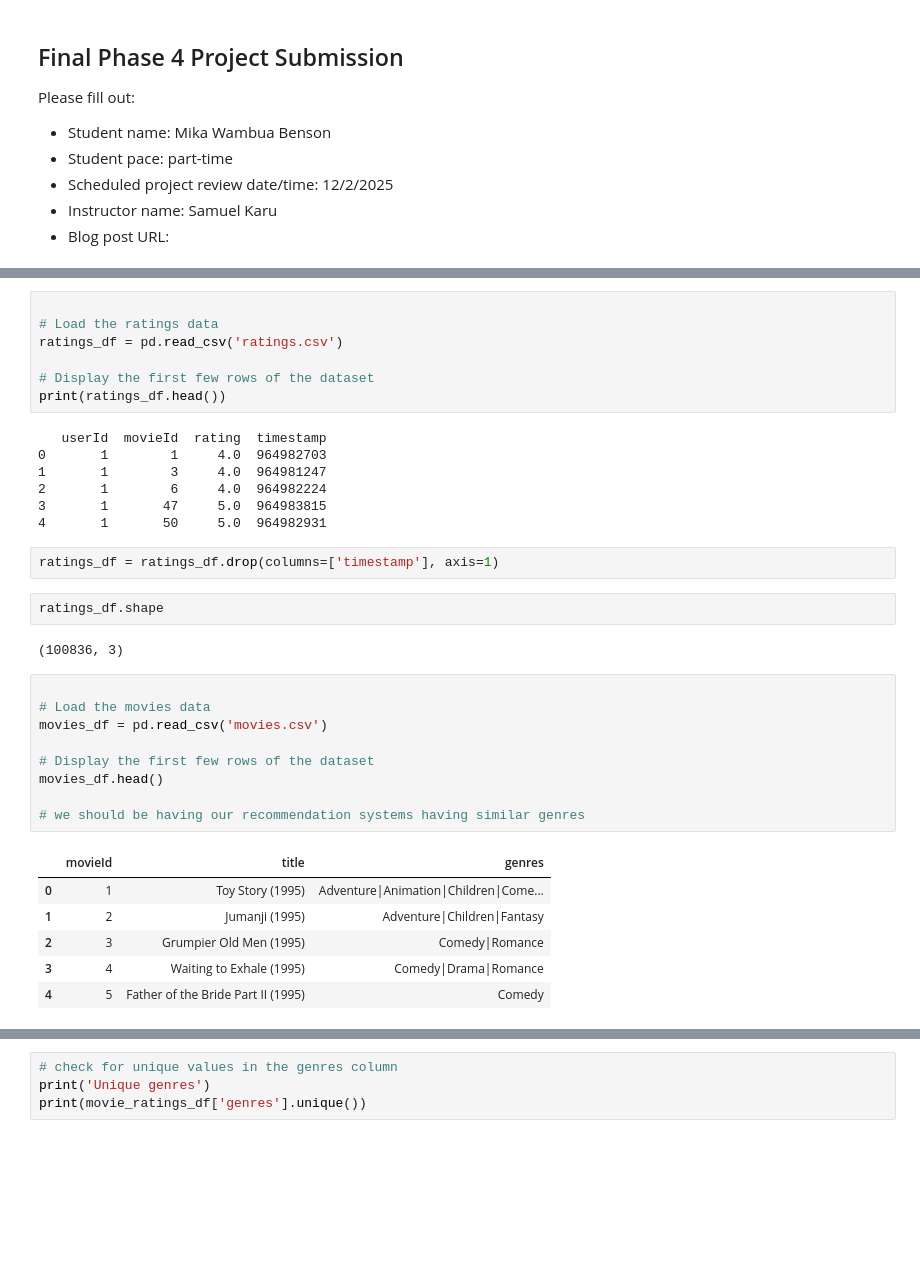
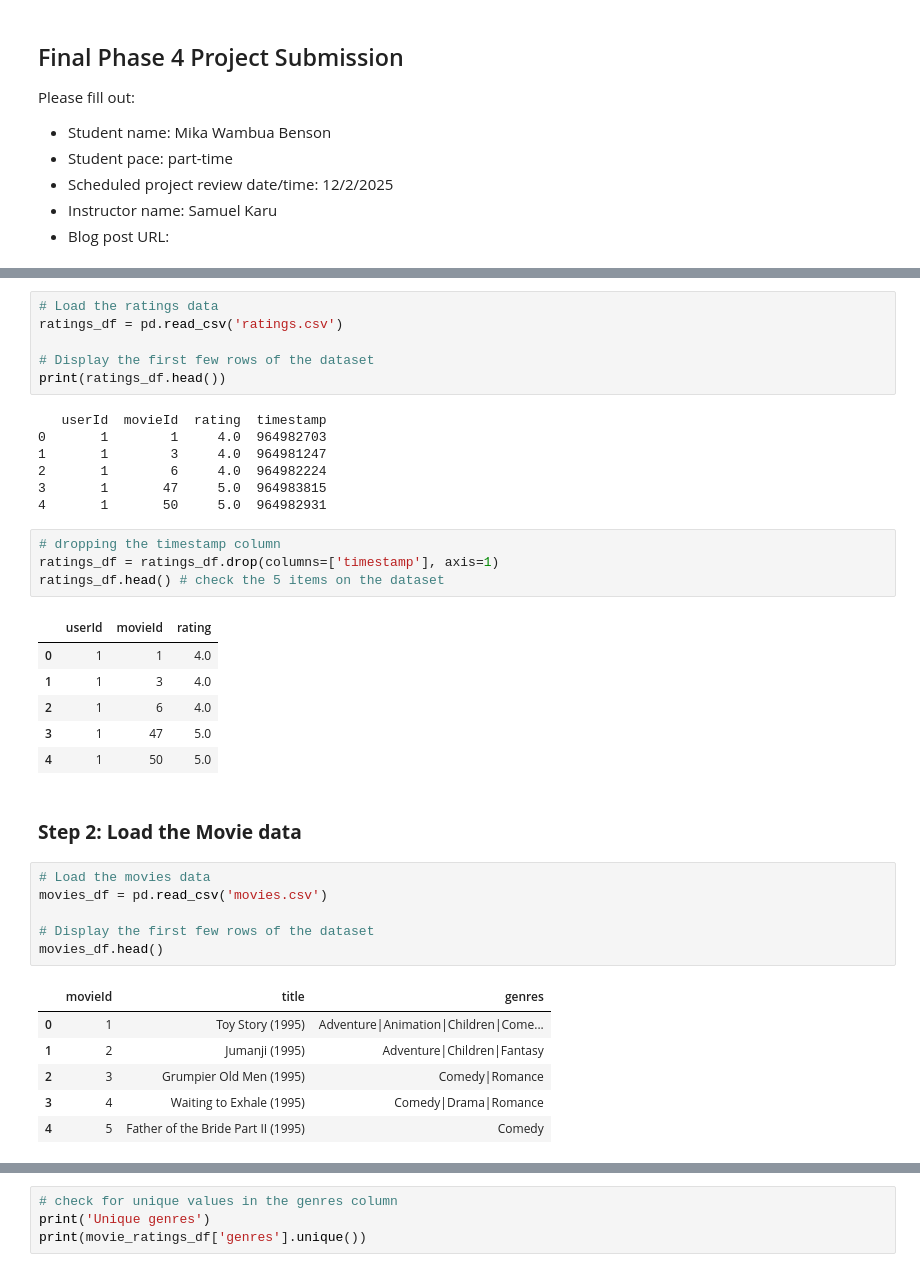
Before and after one commit to mikabenson/movie-recommender-system, a Jupyter notebook: phase4_project.ipynb, the cells around one changed output, grey strips where cells are left out. Saved outputs shown, nothing was run; the diff lists cells and outputs as text; blank space fills up the shorter version.

Commit message:
preparing the data for surprise

```diff
--- a/phase4_project.ipynb
+++ b/phase4_project.ipynb
@@ -32,5 +62,4 @@ matplotlib.rcParams["figure.facecolor"] = "#00000000"
 # %%
-
 # Load the ratings data
 ratings_df = pd.read_csv('ratings.csv')
 
@@ -43,21 +72,25 @@ print(ratings_df.head())
 2       1        6     4.0  964982224
 3       1       47     5.0  964983815
 4       1       50     5.0  964982931
-# %%
-ratings_df = ratings_df.drop(columns=['timestamp'], axis=1)
-# %%
-ratings_df.shape
-# %% [output]
-(100836, 3)
+# %%
+# dropping the timestamp column
+ratings_df = ratings_df.drop(columns=['timestamp'], axis=1)
+ratings_df.head() # check the 5 items on the dataset
+# %% [output]
+|  | userId | movieId | rating |
+| 0 | 1 | 1 | 4.0 |
+| 1 | 1 | 3 | 4.0 |
+| 2 | 1 | 6 | 4.0 |
+| 3 | 1 | 47 | 5.0 |
+| 4 | 1 | 50 | 5.0 |
+# %% [markdown]
+### **Step 2: Load the Movie data**
 # %%
-
 # Load the movies data
 movies_df = pd.read_csv('movies.csv')
 
 # Display the first few rows of the dataset
 movies_df.head()
-
-# we should be having our recommendation systems having similar genres
 # %% [output]
 |  | movieId | title | genres |
 | 0 | 1 | Toy Story (1995) | Adventure|Animation|Children|Come... |
```
Also changed, not shown: parts of 43 cells of this notebook, 1 other file.
